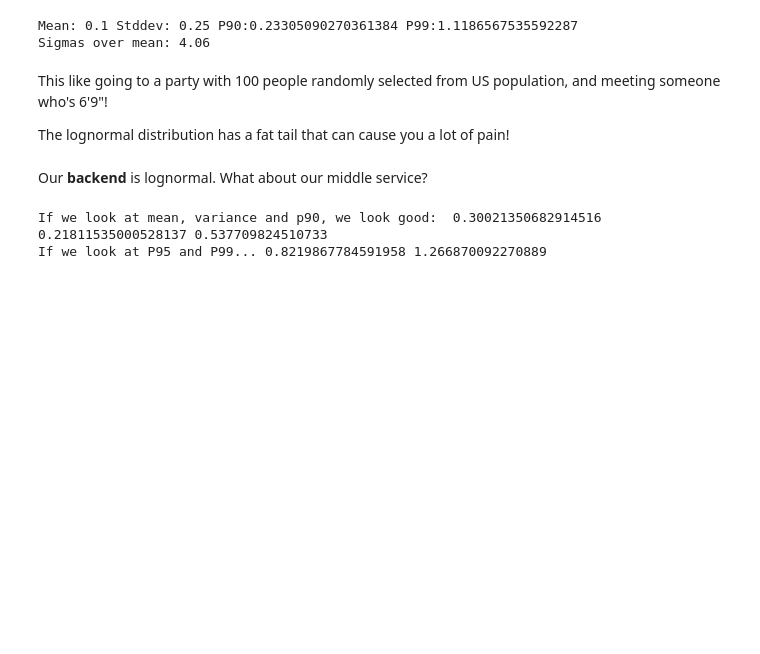
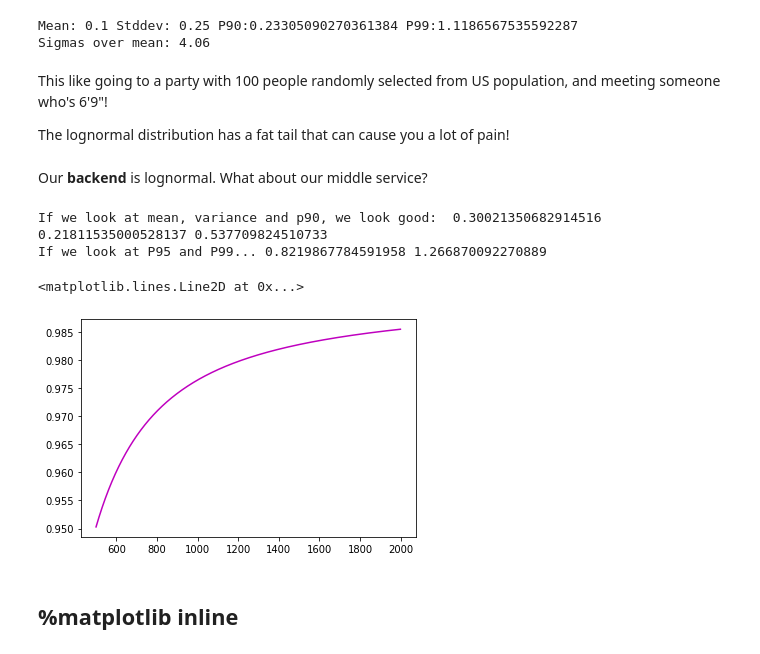
Before and after one commit to moshez/screaming-fast, a Jupyter notebook: analysis.ipynb, the cells around one changed output. Cells and saved outputs as stored; diff of their text form; code cells hidden in the pictures; blank space fills up the shorter version.

```diff
--- a/analysis.ipynb
+++ b/analysis.ipynb
@@ -46,0 +52,13 @@ If we look at P95 and P99... 0.8219867784591958 1.266870092270889
+# %%
+x = range(500, 2000)
+y = lognorm.pdf(x, 2)
+z = np.array(0.001)/x
+t = z ** 0.7 #*z
+h = (t-y)/(t+z)
+
+plt.plot(x, h, "m")[0]
+# %% [output]
+<matplotlib.lines.Line2D at 0x...>
+[figure, added]
+# %% [markdown]
+## %matplotlib inline
```
Also changed, not shown: parts of 5 cells of this notebook, 1 other file.
